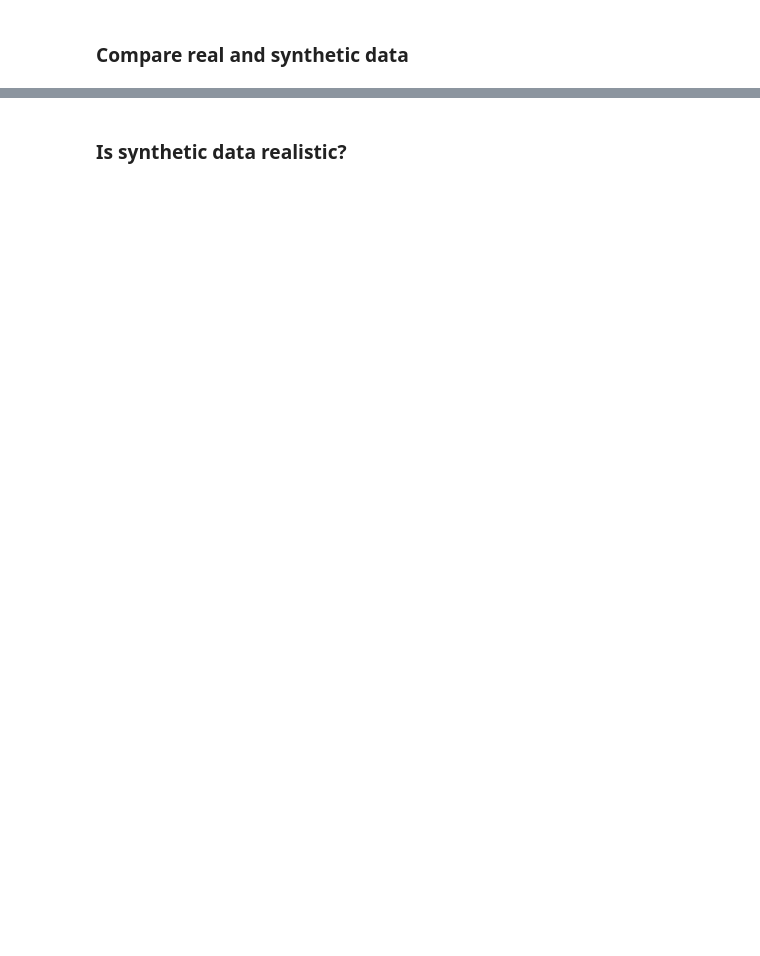
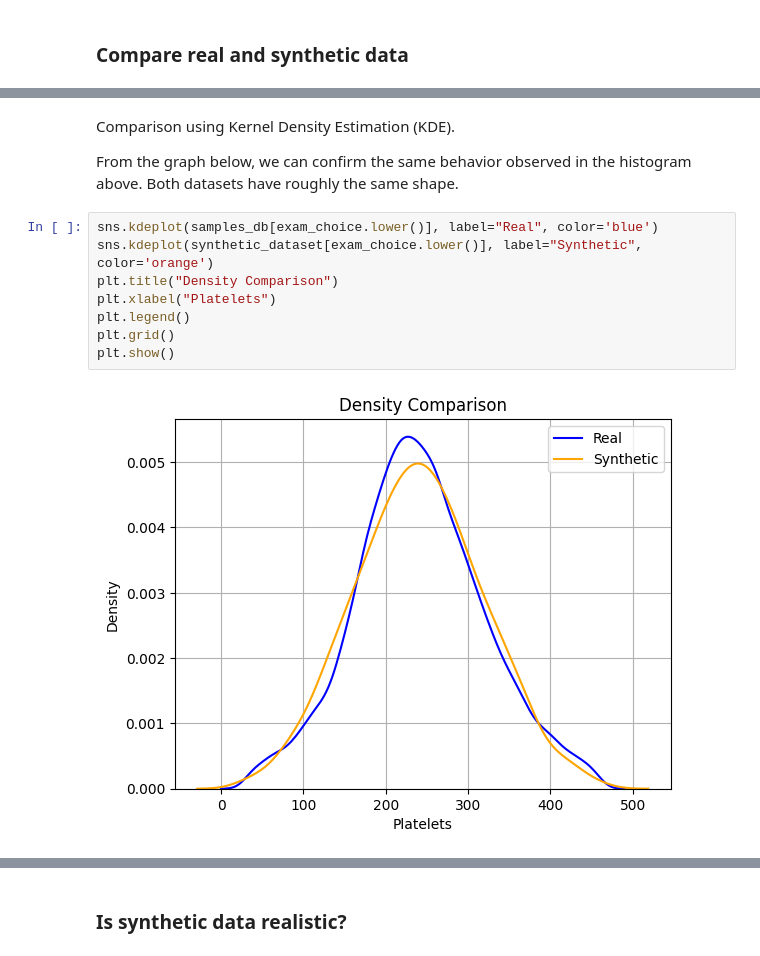
Before and after one commit to GustavoFA/IA376, a Jupyter notebook: A1/236249_a1.ipynb, the cells around one changed output, grey strips where cells are left out. Cells and saved outputs as stored; diff of their text form; blank space fills up the shorter version.

```diff
--- a/A1/236249_a1.ipynb
+++ b/A1/236249_a1.ipynb
@@ -196,0 +226,14 @@ plt.show()
+# %% [markdown]
+Comparison using Kernel Density Estimation (KDE).
+
+From the graph below, we can confirm the same behavior observed in the histogram above. Both datasets have roughly the same shape.
+# %%
+sns.kdeplot(samples_db[exam_choice.lower()], label="Real", color='blue')
+sns.kdeplot(synthetic_dataset[exam_choice.lower()], label="Synthetic", color='orange')
+plt.title("Density Comparison")
+plt.xlabel("Platelets")
+plt.legend()
+plt.grid()
+plt.show()
+# %% [output]
+[figure, added]
```
Also changed, not shown: parts of 43 cells of this notebook.
